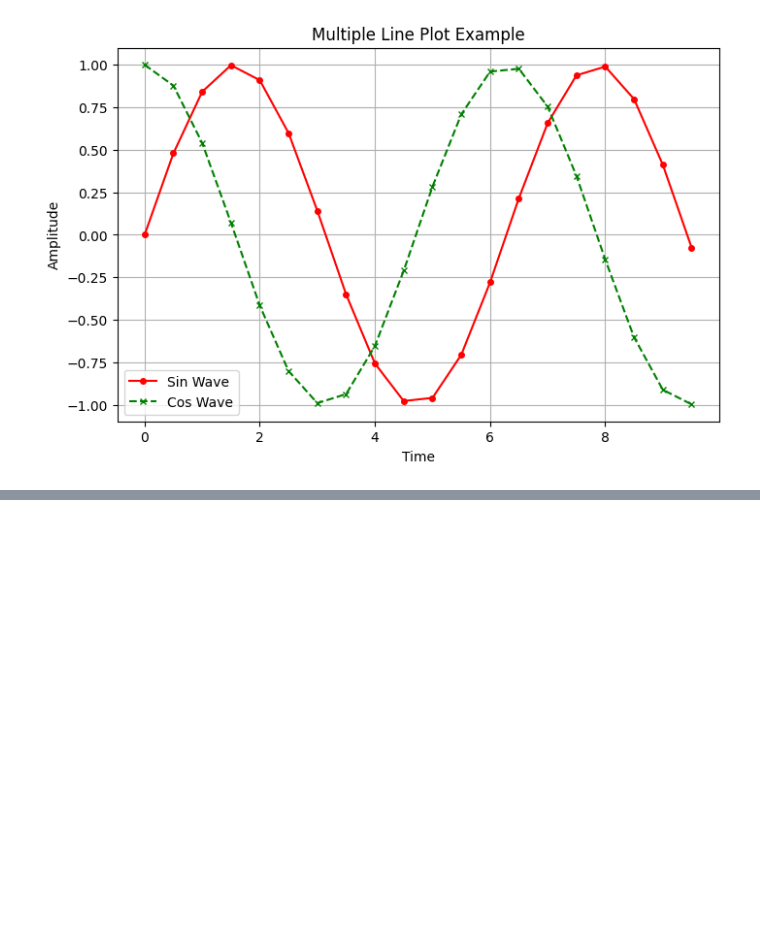
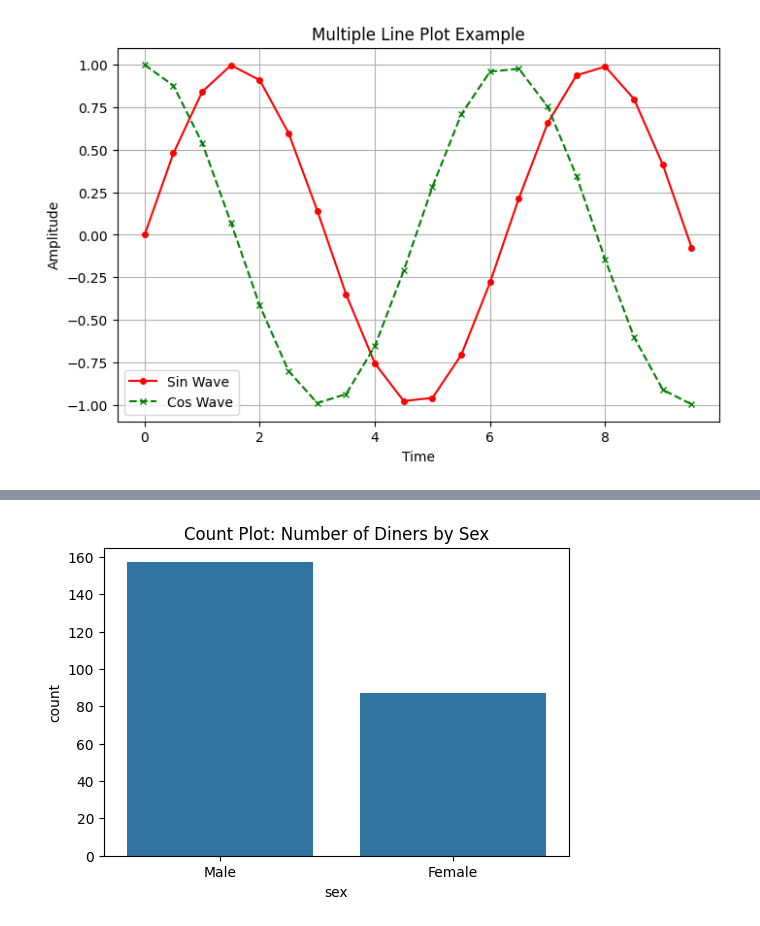
Before and after one commit to november-rain452/Data_Eng_LR, a Jupyter notebook: PythonEDA/Libraries_py.ipynb, the cells around one changed output, grey strips where cells are left out. Saved outputs shown, nothing was run; the diff lists cells and outputs as text; code cells hidden in the pictures; blank space fills up the shorter version.

```diff
--- a/PythonEDA/Libraries_py.ipynb
+++ b/PythonEDA/Libraries_py.ipynb
@@ -68,0 +91,9 @@ plt.show()
+# %%
+#count plot
+
+plt.figure(figsize=(6, 4))
+sns.countplot(x='sex', data=tips)
+plt.title("Count Plot: Number of Diners by Sex")
+plt.show()
+# %% [output]
+[figure, added]
```
Also changed, not shown: parts of 16 cells of this notebook.
